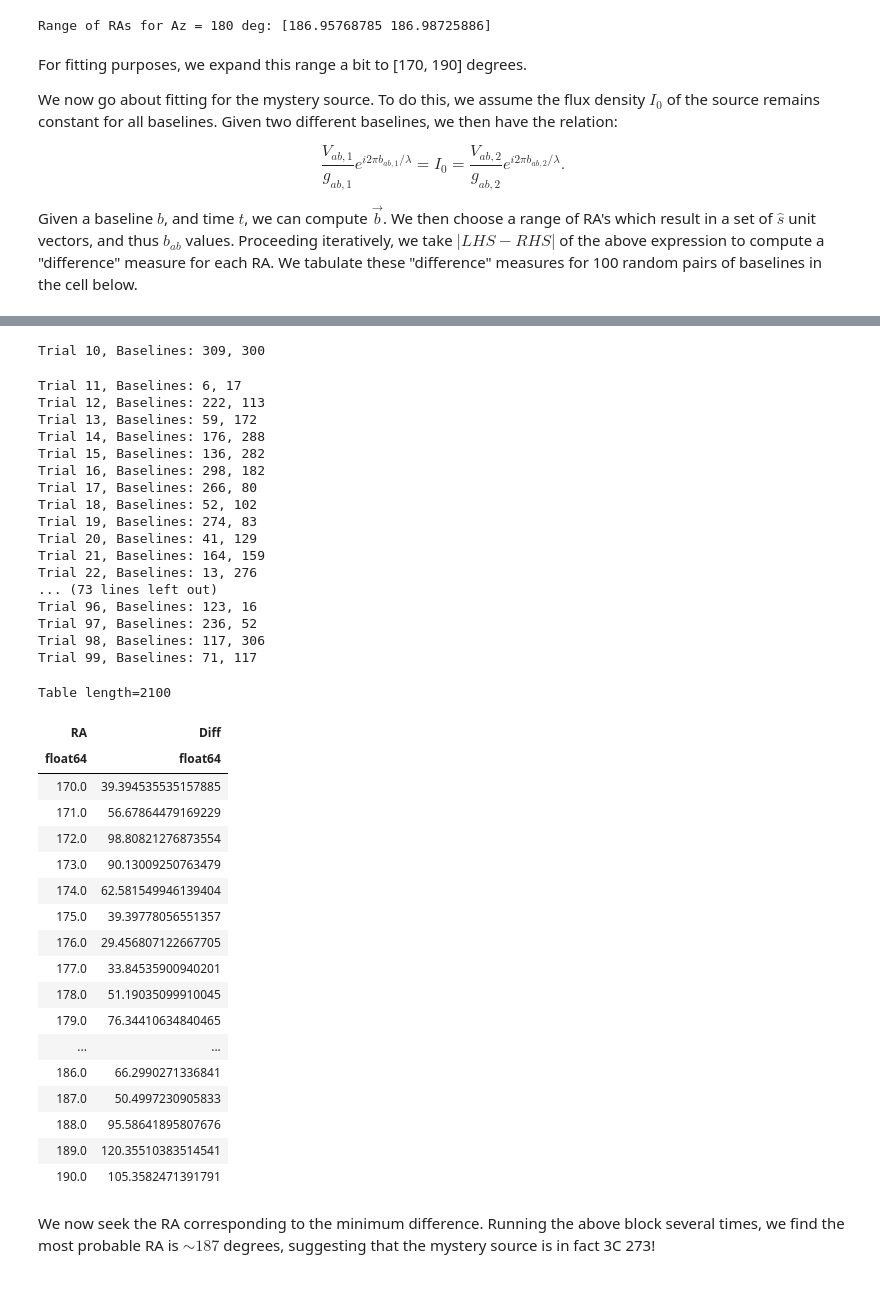
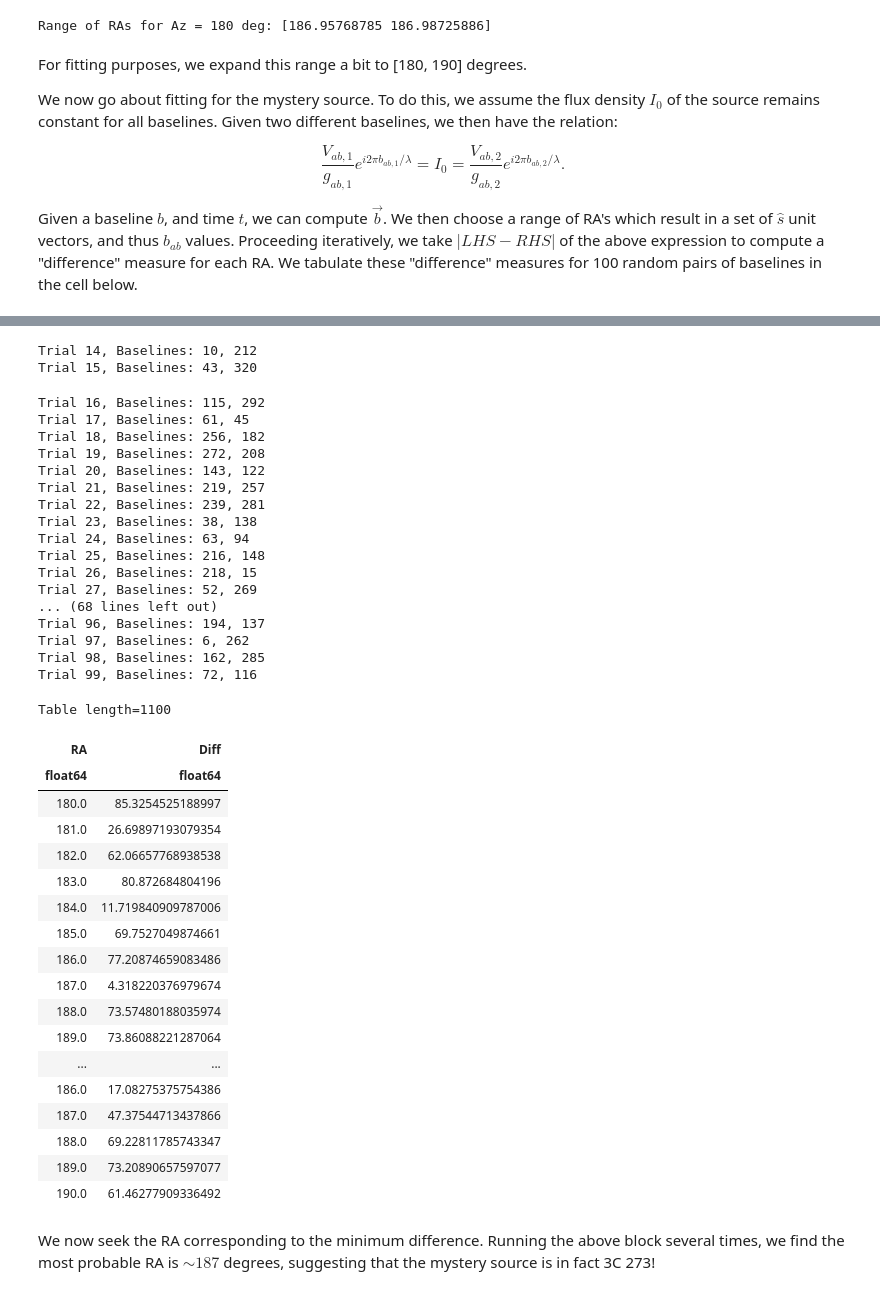
Before and after one commit to prusinski/Ay122b, a Jupyter notebook: DSA_lab/DSA_lab-2.ipynb, the cells around one changed output, grey strips where cells are left out. Drawn from its saved outputs; the diff is of its cells as text; code cells hidden in the pictures.

```diff
--- a/DSA_lab/DSA_lab-2.ipynb
+++ b/DSA_lab/DSA_lab-2.ipynb
@@ -138,7 +140,7 @@ print(f'Range of RAs for Az = 180 deg: {coord.icrs.ra.deg}')
 # %% [output]
 Range of RAs for Az = 180 deg: [186.95768785 186.98725886]
 # %% [markdown]
-For fitting purposes, we expand this range a bit to [170, 190] degrees.
+For fitting purposes, we expand this range a bit to [180, 190] degrees.
 
 We now go about fitting for the mystery source. To do this, we assume the flux density $I_0$ of the source remains constant for all baselines. Given two different baselines, we then have the relation:
 
@@ -181,7 +183,7 @@ def diff(b1, b2):
     aa = AltAz(obstime = time, location=ovro)
 
 
-    ras = np.linspace(170, 190, 21)*u.deg
+    ras = np.linspace(180, 190, 11)*u.deg
 #     print(ras)
     # diff_tab = Table(names=('RA', 'Diff'))
 
@@ -251,40 +257,41 @@ Trial 9, Baselines: 219, 315
-Trial 10, Baselines: 309, 300
+Trial 14, Baselines: 10, 212
+Trial 15, Baselines: 43, 320
-Trial 11, Baselines: 6, 17
-Trial 12, Baselines: 222, 113
-Trial 13, Baselines: 59, 172
-Trial 14, Baselines: 176, 288
-Trial 15, Baselines: 136, 282
-Trial 16, Baselines: 298, 182
-Trial 17, Baselines: 266, 80
-Trial 18, Baselines: 52, 102
-Trial 19, Baselines: 274, 83
-Trial 20, Baselines: 41, 129
-Trial 21, Baselines: 164, 159
-Trial 22, Baselines: 13, 276
-... (73 lines left out)
-Trial 96, Baselines: 123, 16
-Trial 97, Baselines: 236, 52
-Trial 98, Baselines: 117, 306
-Trial 99, Baselines: 71, 117
+Trial 16, Baselines: 115, 292
+Trial 17, Baselines: 61, 45
+Trial 18, Baselines: 256, 182
+Trial 19, Baselines: 272, 208
+Trial 20, Baselines: 143, 122
+Trial 21, Baselines: 219, 257
+Trial 22, Baselines: 239, 281
+Trial 23, Baselines: 38, 138
+Trial 24, Baselines: 63, 94
+Trial 25, Baselines: 216, 148
+Trial 26, Baselines: 218, 15
+Trial 27, Baselines: 52, 269
+... (68 lines left out)
+Trial 96, Baselines: 194, 137
+Trial 97, Baselines: 6, 262
+Trial 98, Baselines: 162, 285
+Trial 99, Baselines: 72, 116
-Table length=2100
+Table length=1100
 | RA | Diff |
 | float64 | float64 |
-| 170.0 | 39.394535535157885 |
-| 171.0 | 56.67864479169229 |
-| 172.0 | 98.80821276873554 |
-| 173.0 | 90.13009250763479 |
-| 174.0 | 62.581549946139404 |
-| 175.0 | 39.39778056551357 |
-| 176.0 | 29.456807122667705 |
-| 177.0 | 33.84535900940201 |
-| 178.0 | 51.19035099910045 |
-| 179.0 | 76.34410634840465 |
+| 180.0 | 85.3254525188997 |
+| 181.0 | 26.69897193079354 |
+| 182.0 | 62.06657768938538 |
+| 183.0 | 80.872684804196 |
+| 184.0 | 11.719840909787006 |
+| 185.0 | 69.7527049874661 |
+| 186.0 | 77.20874659083486 |
+| 187.0 | 4.318220376979674 |
+| 188.0 | 73.57480188035974 |
+| 189.0 | 73.86088221287064 |
 | ... | ... |
-| 186.0 | 66.2990271336841 |
-| 187.0 | 50.4997230905833 |
-| 188.0 | 95.58641895807676 |
-| 189.0 | 120.35510383514541 |
-| 190.0 | 105.3582471391791 |
+| 186.0 | 17.08275375754386 |
+| 187.0 | 47.37544713437866 |
+| 188.0 | 69.22811785743347 |
+| 189.0 | 73.20890657597077 |
+| 190.0 | 61.46277909336492 |
 # %% [markdown]
 We now seek the RA corresponding to the minimum difference. Running the above block several times, we find the most probable RA is $\sim 187$ degrees, suggesting that the mystery source is in fact 3C 273!
 # %%
```
Also changed, not shown: parts of 4 cells of this notebook.
